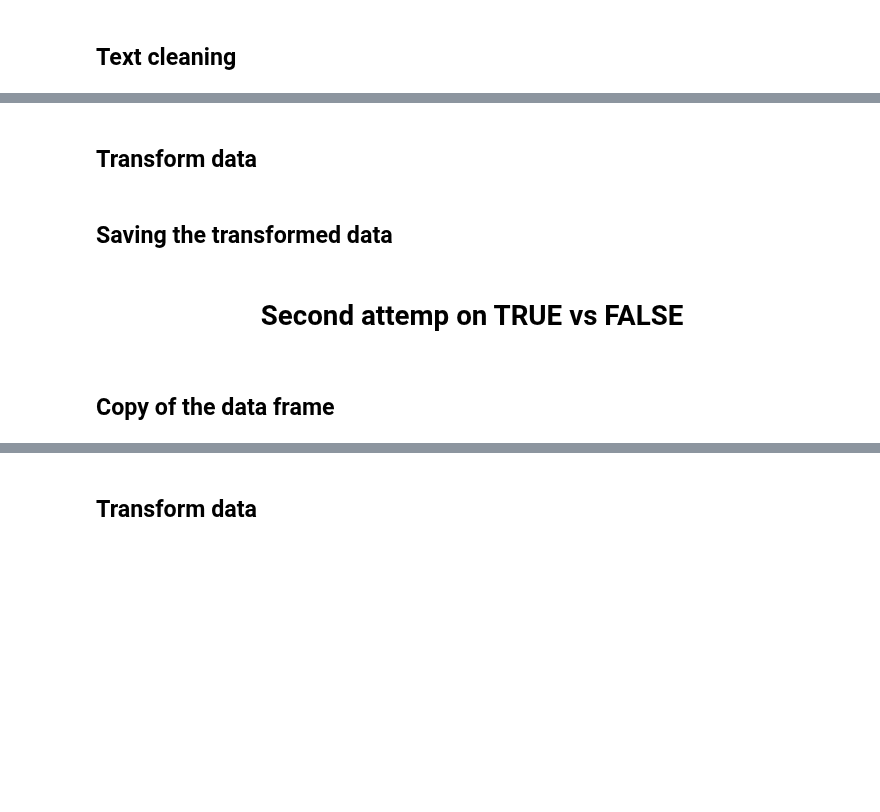
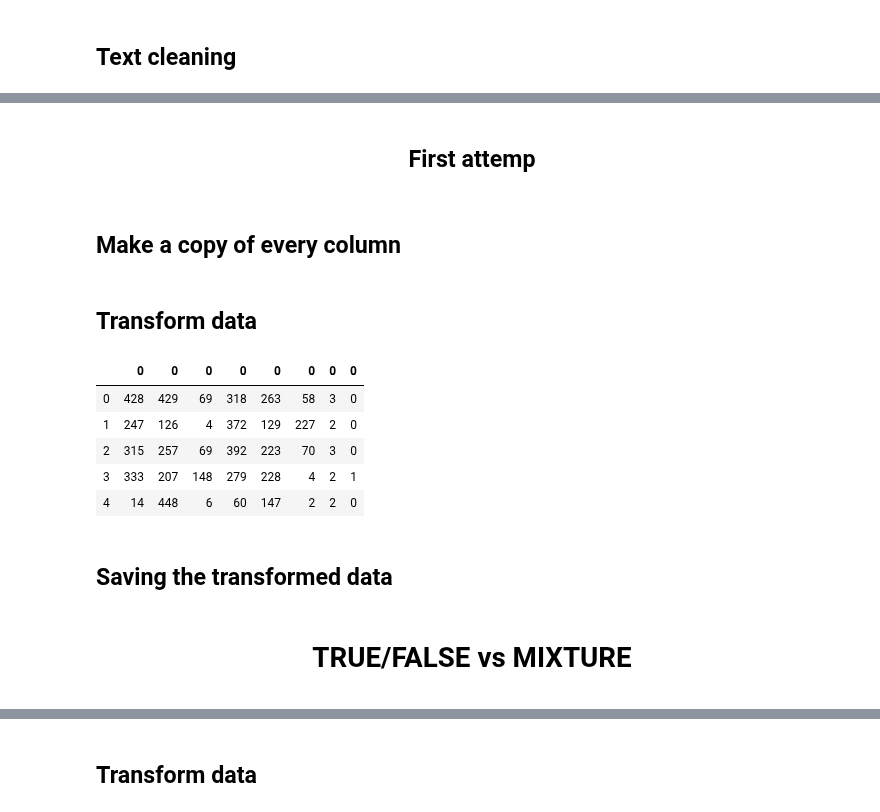
Before and after one commit to nilbahaaeddine/ClaimsClassification, a Jupyter notebook: src/Classification.ipynb, the cells around one changed output, grey strips where cells are left out. Cells and saved outputs as stored; diff of their text form; code cells hidden in the pictures; blank space fills up the shorter version.

```diff
--- a/src/Classification.ipynb
+++ b/src/Classification.ipynb
@@ -425,2 +611,34 @@ display(dfTvsF1.head())
+# %%
+dfTvsF = df.copy()
+
+# Suppression de MIXTURE
+dfTvsF = dfTvsF[dfTvsF.RatingName != 'MIXTURE']
+
+# Splitting the datafram
+dfTvsFHeadline = dfTvsF['Headline']
+dfTvsFText = dfTvsF['Text']
+dfTvsFRatingName = dfTvsF['RatingName']
+dfTvsFAuthor = dfTvsF['Author']
+dfTvsFNamedEntitiesClaim = dfTvsF['NamedEntitiesClaim']
+dfTvsFNamedEntitiesArticle = dfTvsF['NamedEntitiesArticle']
+dfTvsFKeywords = dfTvsF['Keywords']
+dfTvsFSource = dfTvsF['Source']
+# %% [markdown]
+<div align="center">
+    <h2>
+        First attemp
+    </h2>
+</div>
+# %% [markdown]
+## Make a copy of every column
+# %%
+dfTvsFHeadline1 = dfTvsFHeadline.copy()
+dfTvsFText1 = dfTvsFText.copy()
+dfTvsFAuthor1 = dfTvsFAuthor.copy()
+dfTvsFNamedEntitiesClaim1 = dfTvsFNamedEntitiesClaim.copy()
+dfTvsFNamedEntitiesArticle1 = dfTvsFNamedEntitiesArticle.copy()
+dfTvsFKeywords1 = dfTvsFKeywords.copy()
+dfTvsFSource1 = dfTvsFSource.copy()
+dfTvsFRatingName1 = dfTvsFRatingName.copy()
 # %% [markdown]
 ## Transform data
@@ -439,3 +645,26 @@ display(dfTvsF1.head())
+# %%
+classLabelEncoder = LabelEncoder()
+
+dfTvsFHeadline1 = pd.DataFrame(classLabelEncoder.fit_transform(dfTvsFHeadline1))
+dfTvsFText1 = pd.DataFrame(classLabelEncoder.fit_transform(dfTvsFText1))
+dfTvsFAuthor1 = pd.DataFrame(classLabelEncoder.fit_transform(dfTvsFAuthor1))
+dfTvsFNamedEntitiesClaim1 = pd.DataFrame(classLabelEncoder.fit_transform(dfTvsFNamedEntitiesClaim1))
+dfTvsFNamedEntitiesArticle1 = pd.DataFrame(classLabelEncoder.fit_transform(dfTvsFNamedEntitiesArticle1))
+dfTvsFKeywords1 = pd.DataFrame(classLabelEncoder.fit_transform(dfTvsFKeywords1))
+dfTvsFSource1 = pd.DataFrame(classLabelEncoder.fit_transform(dfTvsFSource1))
+dfTvsFRatingName1 = pd.DataFrame(classLabelEncoder.fit_transform(dfTvsFRatingName1))
+
+#TODO HOW TO PUT NAMES
+dfTvsF1 = pd.concat([dfTvsFHeadline1, dfTvsFText1, dfTvsFAuthor1, dfTvsFNamedEntitiesClaim1, dfTvsFNamedEntitiesArticle1, dfTvsFKeywords1, dfTvsFSource1, dfTvsFRatingName1], axis = 1)
+
+display(dfTvsF1.head())
+# %% [output]
+|  | 0 | 0 | 0 | 0 | 0 | 0 | 0 | 0 |
+| 0 | 428 | 429 | 69 | 318 | 263 | 58 | 3 | 0 |
+| 1 | 247 | 126 | 4 | 372 | 129 | 227 | 2 | 0 |
+| 2 | 315 | 257 | 69 | 392 | 223 | 70 | 3 | 0 |
+| 3 | 333 | 207 | 148 | 279 | 228 | 4 | 2 | 1 |
+| 4 | 14 | 448 | 6 | 60 | 147 | 2 | 2 | 0 |
 # %% [markdown]
 ## Saving the transformed data
 # %%
@@ -443,8 +672,6 @@ dfTvsF1.to_csv('datasets/attemp1.csv', sep = ';', index = False)
 # %% [markdown]
 <div align="center">
     <h1>
-        Second attemp on TRUE vs FALSE
+        TRUE/FALSE vs MIXTURE
     </h1>
 </div>
-# %% [markdown]
-## Copy of the data frame
```
Also changed, not shown: parts of 40 cells of this notebook, 1 other file.
